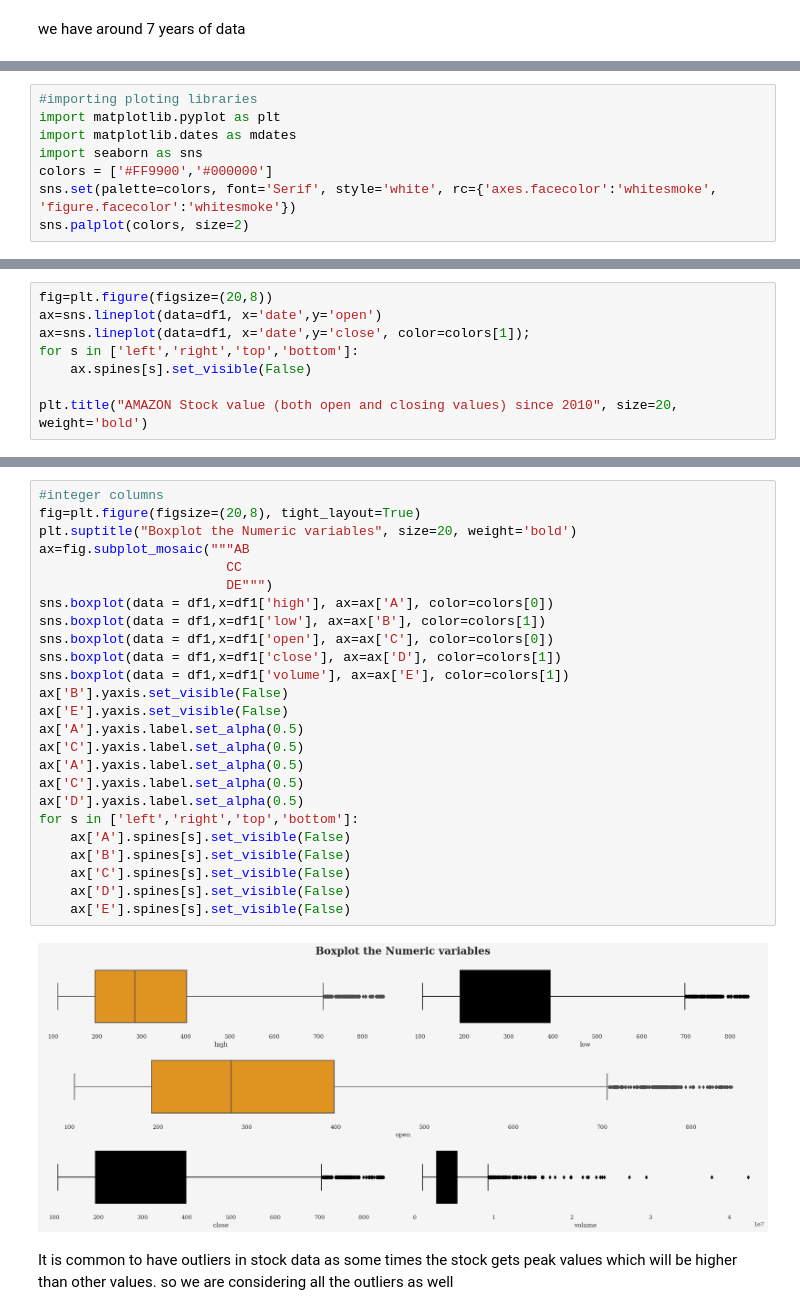
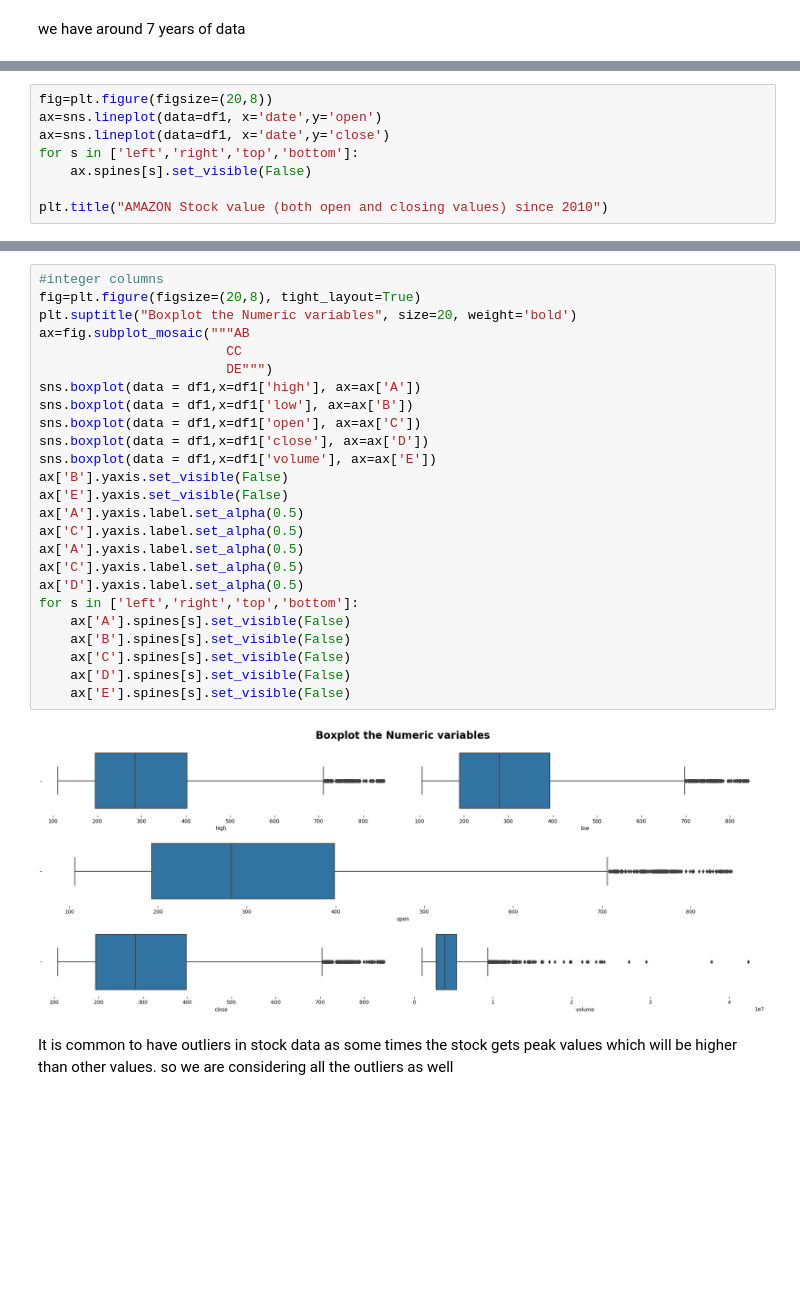
Before and after one commit to suryasst/DM_21275_Group_5_Project, a Jupyter notebook: Analysis_of_financial_data_using_different_dm_techniques.ipynb, the cells around one changed output, grey strips where cells are left out. Drawn from its saved outputs; the diff is of its cells as text; blank space fills up the shorter version.

```diff
--- a/Analysis_of_financial_data_using_different_dm_techniques.ipynb
+++ b/Analysis_of_financial_data_using_different_dm_techniques.ipynb
@@ -168,8 +144,0 @@ we have around 7 years of data
-# %%
-#importing ploting libraries
-import matplotlib.pyplot as plt
-import matplotlib.dates as mdates
-import seaborn as sns
-colors = ['#FF9900','#000000']
-sns.set(palette=colors, font='Serif', style='white', rc={'axes.facecolor':'whitesmoke', 'figure.facecolor':'whitesmoke'})
-sns.palplot(colors, size=2)
@@ -178,10 +145,10 @@ sns.palplot(colors, size=2)
 # %%
 fig=plt.figure(figsize=(20,8))
 ax=sns.lineplot(data=df1, x='date',y='open')
-ax=sns.lineplot(data=df1, x='date',y='close', color=colors[1]);
+ax=sns.lineplot(data=df1, x='date',y='close')
 for s in ['left','right','top','bottom']:
     ax.spines[s].set_visible(False)
 
-plt.title("AMAZON Stock value (both open and closing values) since 2010", size=20, weight='bold')
+plt.title("AMAZON Stock value (both open and closing values) since 2010")
 # %% [output]
 Text(0.5, 1.0, 'AMAZON Stock value (both open and closing values) since 2010')
@@ -228,30 +192,30 @@ for s in ['left','right','top','bottom']:
 # %%
 #integer columns
 fig=plt.figure(figsize=(20,8), tight_layout=True)
 plt.suptitle("Boxplot the Numeric variables", size=20, weight='bold')
 ax=fig.subplot_mosaic("""AB
                         CC
                         DE""")
-sns.boxplot(data = df1,x=df1['high'], ax=ax['A'], color=colors[0])
-sns.boxplot(data = df1,x=df1['low'], ax=ax['B'], color=colors[1])
-sns.boxplot(data = df1,x=df1['open'], ax=ax['C'], color=colors[0])
-sns.boxplot(data = df1,x=df1['close'], ax=ax['D'], color=colors[1])
-sns.boxplot(data = df1,x=df1['volume'], ax=ax['E'], color=colors[1])
+sns.boxplot(data = df1,x=df1['high'], ax=ax['A'])
+sns.boxplot(data = df1,x=df1['low'], ax=ax['B'])
+sns.boxplot(data = df1,x=df1['open'], ax=ax['C'])
+sns.boxplot(data = df1,x=df1['close'], ax=ax['D'])
+sns.boxplot(data = df1,x=df1['volume'], ax=ax['E'])
 ax['B'].yaxis.set_visible(False)
 ax['E'].yaxis.set_visible(False)
 ax['A'].yaxis.label.set_alpha(0.5)
 ax['C'].yaxis.label.set_alpha(0.5)
 ax['A'].yaxis.label.set_alpha(0.5)
 ax['C'].yaxis.label.set_alpha(0.5)
 ax['D'].yaxis.label.set_alpha(0.5)
 for s in ['left','right','top','bottom']:
     ax['A'].spines[s].set_visible(False)
     ax['B'].spines[s].set_visible(False)
     ax['C'].spines[s].set_visible(False)
     ax['D'].spines[s].set_visible(False)
     ax['E'].spines[s].set_visible(False)
 # %% [output]
-[figure, old version]
+[figure, new version]
 # %% [markdown]
 It is common to have outliers in stock data as some times the stock gets peak values which will be higher than other values. so we are considering all the outliers as well
 # %%
```
Also changed, not shown: parts of 30 cells of this notebook.
